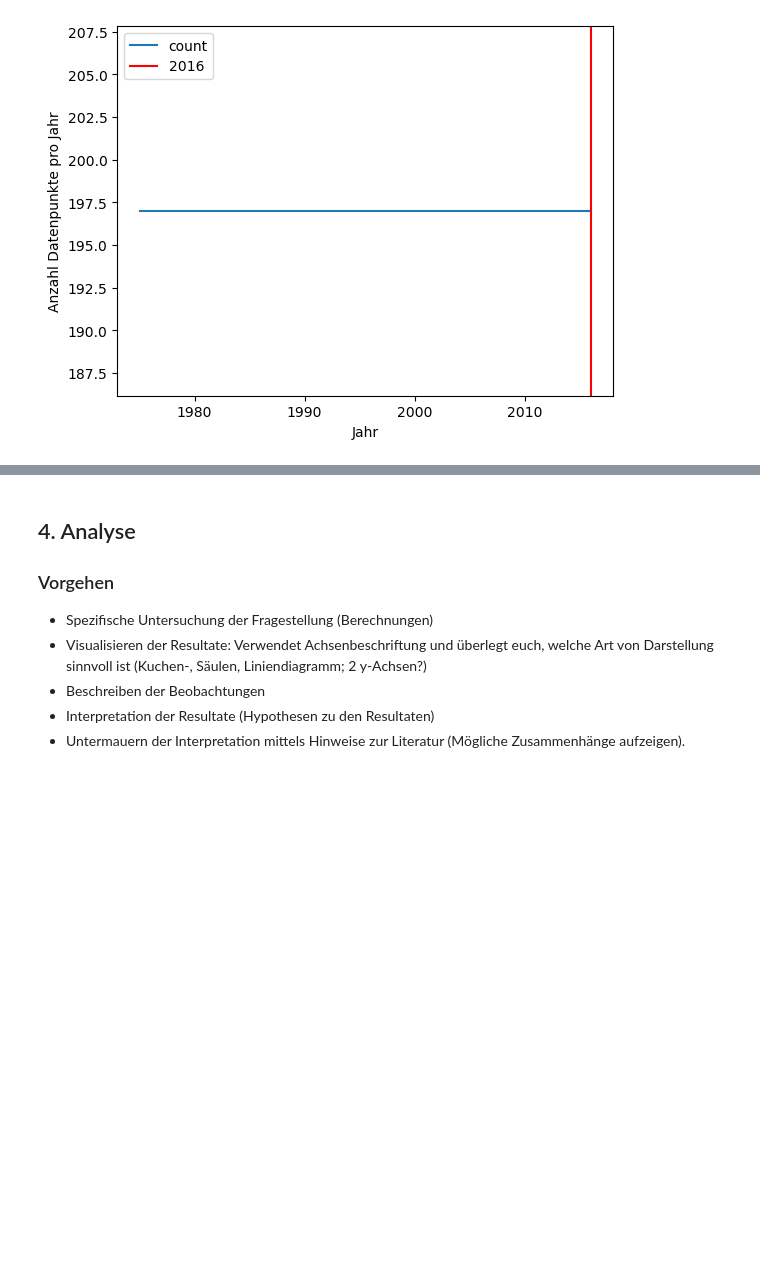
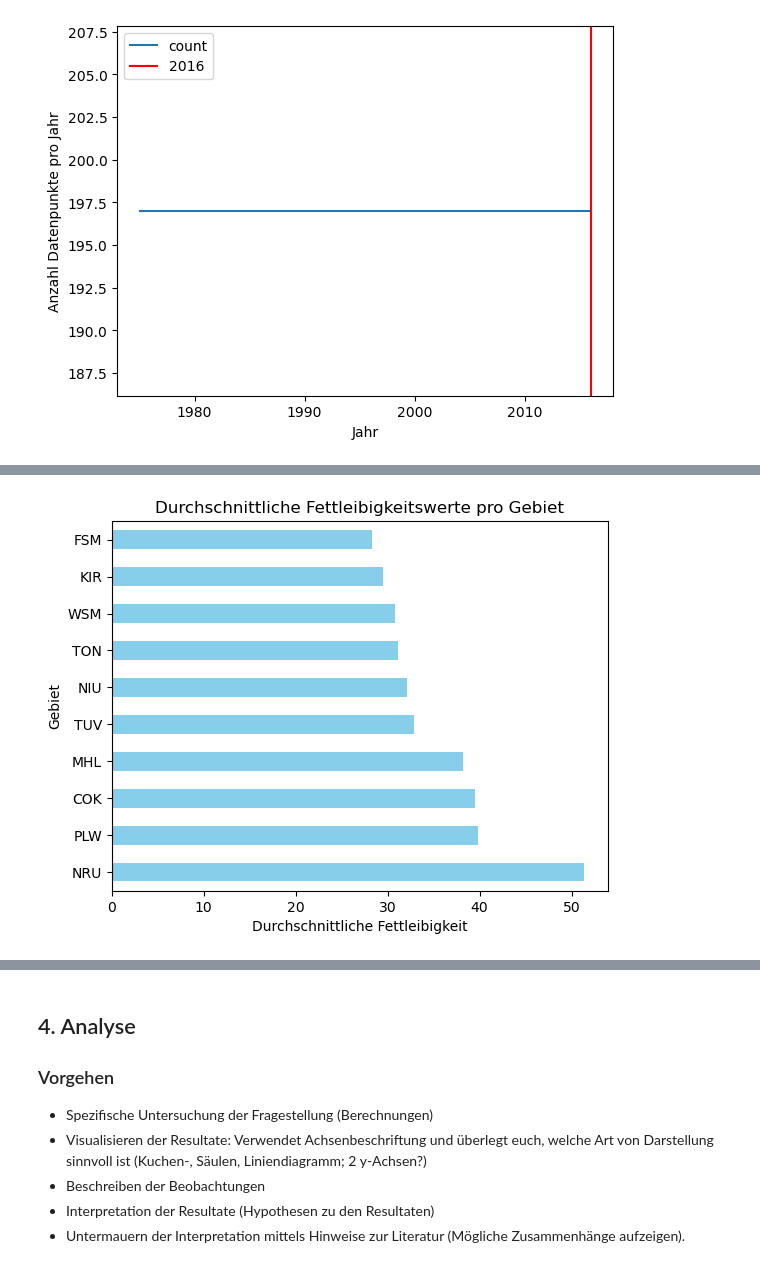
Before and after one commit to simona-cyber/LN-Python, a Jupyter notebook: Grundgerüst_Leistungsnachweis.ipynb, the cells around one changed output, grey strips where cells are left out. Drawn from its saved outputs; the diff is of its cells as text; code cells hidden in the pictures; blank space fills up the shorter version.

```diff
--- a/Grundgerüst_Leistungsnachweis.ipynb
+++ b/Grundgerüst_Leistungsnachweis.ipynb
@@ -205,0 +311,7 @@ g.legend()
+# %%
+gebiet_avg = df.groupby('Gebiet')['Fettleibigkeit'].mean()
+gebiet_avg = gebiet_avg.sort_values(ascending=False).head(10)
+gebiet_avg.plot(kind="barh", xlabel="Durchschnittliche Fettleibigkeit", ylabel="Gebiet", title="Durchschnittliche Fettleibigkeitswerte pro Gebiet", color='skyblue')
+plt.show()
+# %% [output]
+[figure, added]
```
Also changed, not shown: parts of 31 cells of this notebook.
